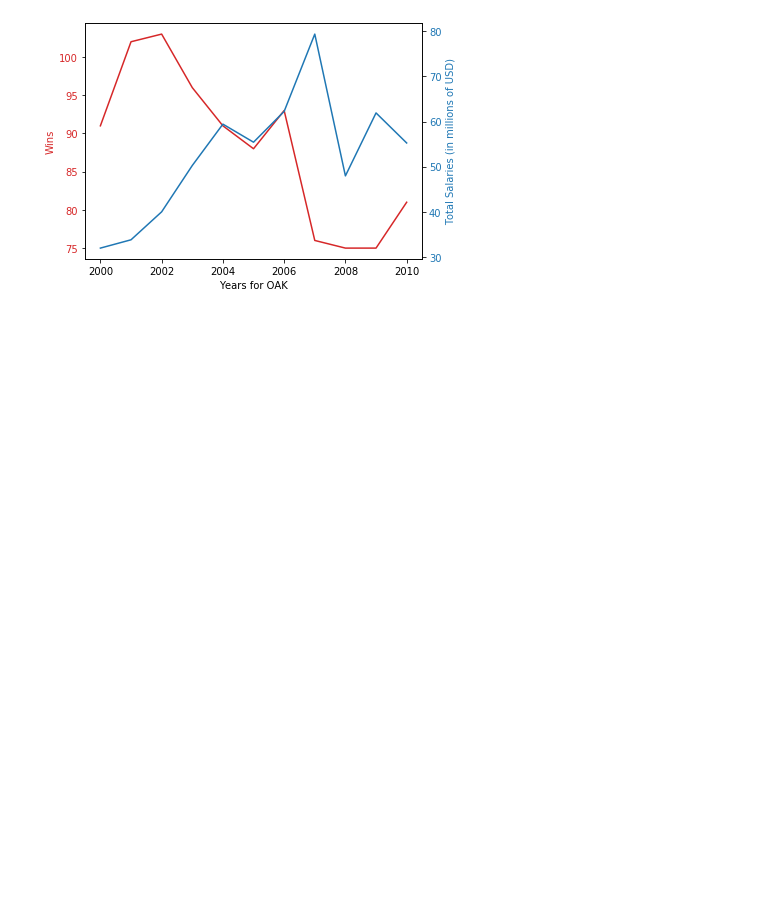
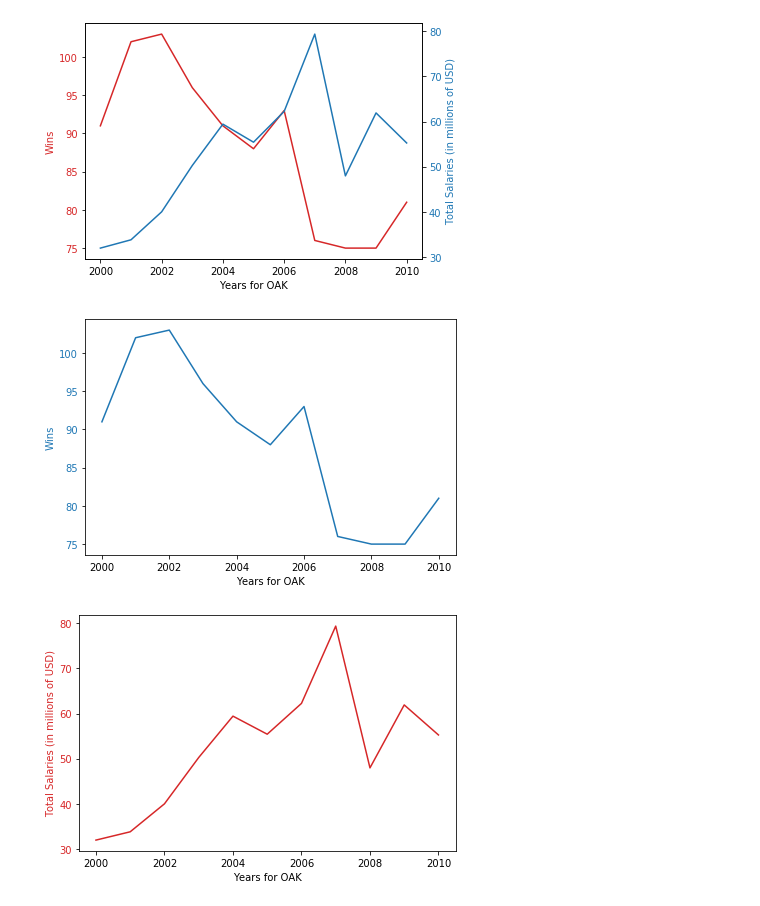
Before and after one commit to Techno-Hwizrdry/s4s, a Jupyter notebook: s4s.ipynb, the cells around one changed output. Cells and saved outputs as stored; diff of their text form; code cells hidden in the pictures; blank space fills up the shorter version.

```diff
--- a/s4s.ipynb
+++ b/s4s.ipynb
@@ -3,32 +3,38 @@
 %matplotlib inline
 
 from get_csv_files           import get_zipped_csv_files
-from wins_and_salaries_graph import graph
+from wins_and_salaries_graph import graph_dual_y, graph_xy_line
 import pandas
 
 # Problem 1(a)
 csv_files = ['Salaries.csv', 'Teams.csv']
 
 get_zipped_csv_files(csv_files=csv_files)
 
 salary_data = pandas.read_csv('Salaries.csv')
 teams_data = pandas.read_csv('Teams.csv')
 
 salary_data.head()
 teams_data.head()
 
 # Problem 1(b)
 salary_totals = salary_data.groupby(['yearID', 'teamID'])['salary'].sum()
 salary_totals.head()
 
 # Problem 1(c)
 wins_and_salaries = pandas.merge(salary_totals, teams_data[['yearID', 'teamID', 'W']], on=['yearID', 'teamID'], how='inner')
 wins_and_salaries.head()
 
 #  Problem 1(d).  To display the relationship between total wins and total salaries for a given year,
 #  I would use two different axes that share the same x axis.  Since wins and salaries share the year range (x-axis),
 #  I can plot the second series (total salaries) against the secondary Y axis on the right side of the graph.
 
-graph(wins_and_salaries, 'OAK', 2000, 2010)
+graph_dual_y(wins_and_salaries, 'OAK', 2000, 2010)
+
+
+graph_xy_line(wins_and_salaries, 'OAK', 'wins', 2000, 2010)
+graph_xy_line(wins_and_salaries, 'OAK', 'SALARIES', 2000, 2010)
 # %% [output]
 [figure]
+[figure, added]
+[figure, added]
```
Also changed, not shown: parts of 1 cell of this notebook, 1 other file.
